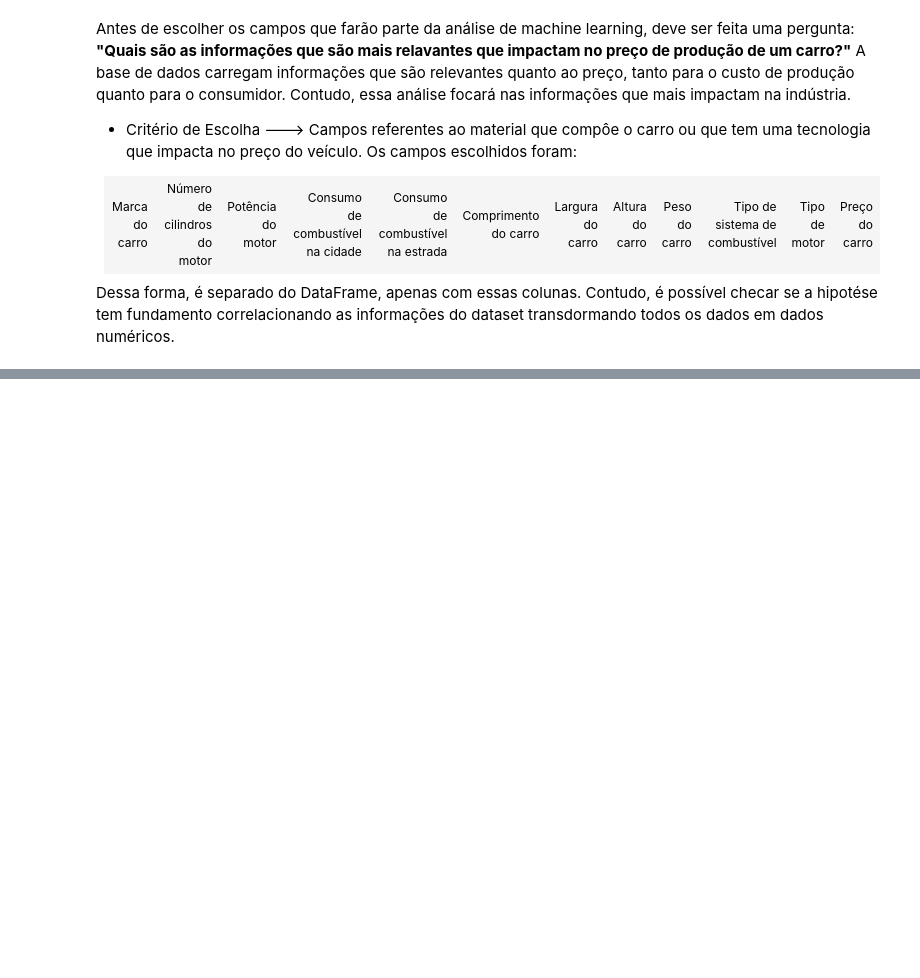
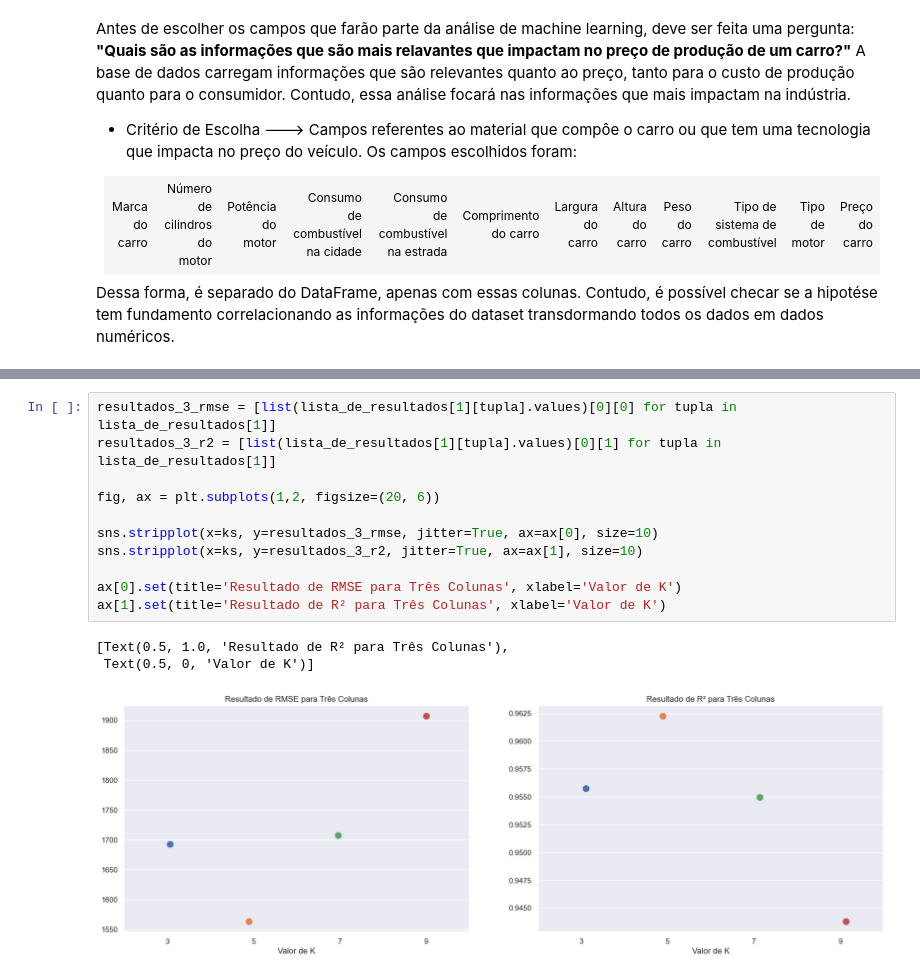
Before and after one commit to dimitriribeiro/predicting-prices, a Jupyter notebook: pricing-preditivo.ipynb, the cells around one changed output, grey strips where cells are left out. Cells and saved outputs as stored; diff of their text form; blank space fills up the shorter version.

```diff
--- a/pricing-preditivo.ipynb
+++ b/pricing-preditivo.ipynb
@@ -310,0 +519,15 @@ sns.heatmap(correlacao, annot=True, fmt='.2f', cmap='coolwarm', annot_kws={'font
+# %%
+resultados_3_rmse = [list(lista_de_resultados[1][tupla].values)[0][0] for tupla in lista_de_resultados[1]]
+resultados_3_r2 = [list(lista_de_resultados[1][tupla].values)[0][1] for tupla in lista_de_resultados[1]]
+
+fig, ax = plt.subplots(1,2, figsize=(20, 6))
+
+sns.stripplot(x=ks, y=resultados_3_rmse, jitter=True, ax=ax[0], size=10)
+sns.stripplot(x=ks, y=resultados_3_r2, jitter=True, ax=ax[1], size=10)
+
+ax[0].set(title='Resultado de RMSE para Três Colunas', xlabel='Valor de K')
+ax[1].set(title='Resultado de R² para Três Colunas', xlabel='Valor de K')
+# %% [output]
+[Text(0.5, 1.0, 'Resultado de R² para Três Colunas'),
+ Text(0.5, 0, 'Valor de K')]
+[figure, added]
```
Also changed, not shown: parts of 29 cells of this notebook.
